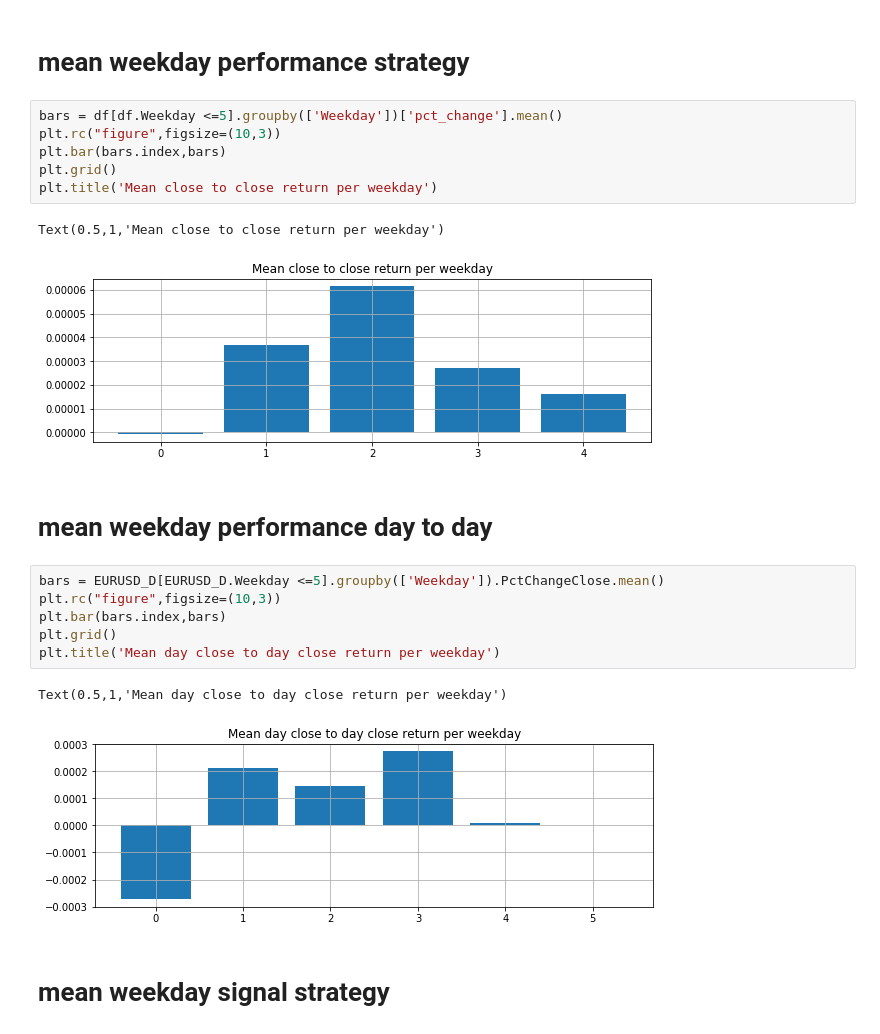
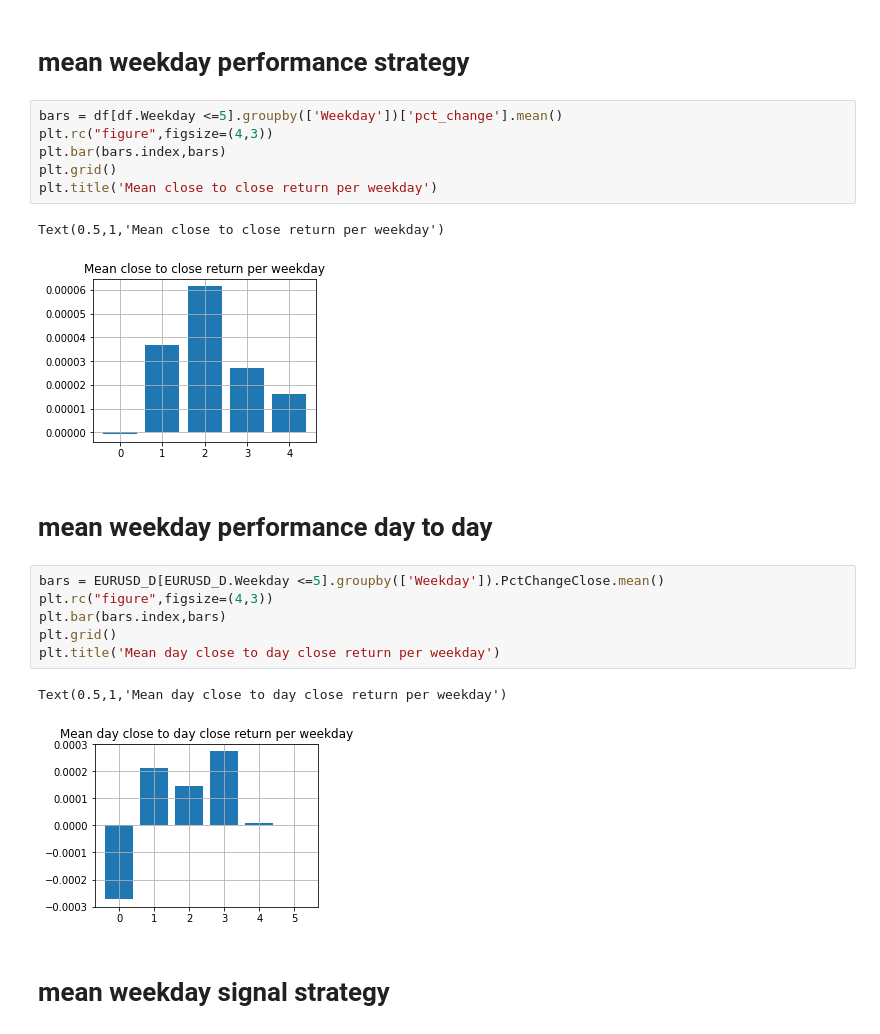
Before and after one commit to profiler84/algotrading, a Jupyter notebook: Forex_EDA.ipynb, the cells around one changed output. Drawn from its saved outputs; the diff is of its cells as text.

```diff
--- a/Forex_EDA.ipynb
+++ b/Forex_EDA.ipynb
@@ -231,24 +232,24 @@ extremes:17
 # mean weekday performance strategy
 # %%
 bars = df[df.Weekday <=5].groupby(['Weekday'])['pct_change'].mean()
-plt.rc("figure",figsize=(10,3))
+plt.rc("figure",figsize=(4,3))
 plt.bar(bars.index,bars)
 plt.grid()
 plt.title('Mean close to close return per weekday')
 # %% [output]
 Text(0.5,1,'Mean close to close return per weekday')
-[figure, old version]
+[figure, new version]
 # %% [markdown]
 # mean weekday performance day to day
 # %%
 bars = EURUSD_D[EURUSD_D.Weekday <=5].groupby(['Weekday']).PctChangeClose.mean()
-plt.rc("figure",figsize=(10,3))
+plt.rc("figure",figsize=(4,3))
 plt.bar(bars.index,bars)
 plt.grid()
 plt.title('Mean day close to day close return per weekday')
 # %% [output]
 Text(0.5,1,'Mean day close to day close return per weekday')
-[figure, old version]
+[figure, new version]
 # %% [markdown]
 # mean weekday signal strategy
 # %%
```
Also changed, not shown: parts of 10 cells of this notebook.
